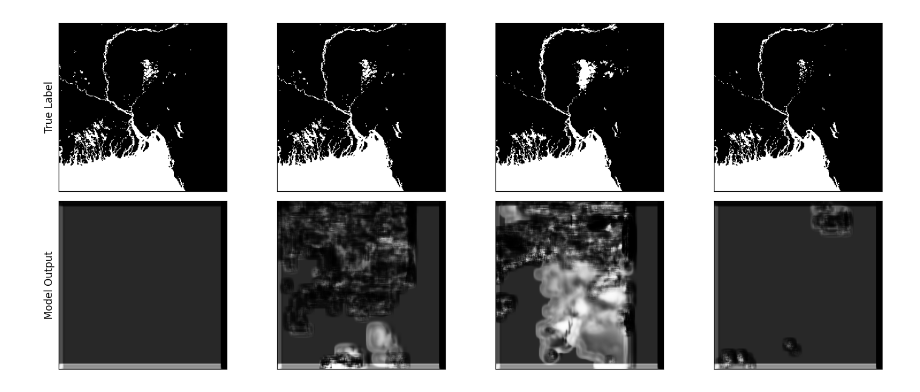
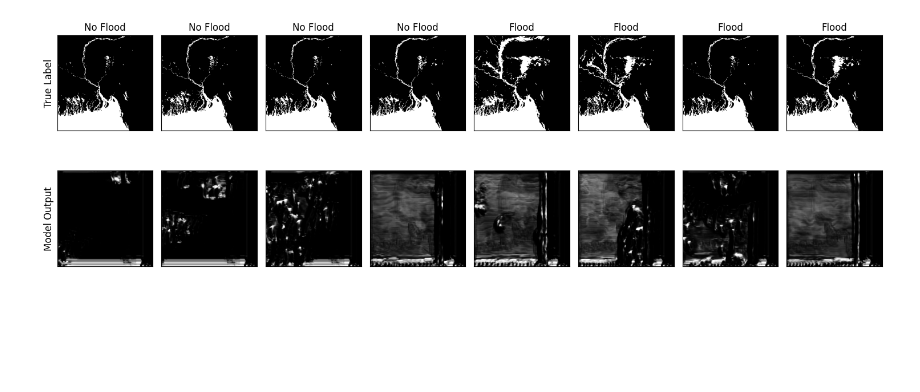
Before and after one commit to VarunKhandekar/ProjectFlood, a Jupyter notebook: visualisations/truth_vs_predictions.ipynb, the cells around one changed output. Cells and saved outputs as stored; diff of their text form; code cells hidden in the pictures; blank space fills up the shorter version.

Commit message:
major refactor, more model runs, change to visualisation code, debugging and start of final evaluation scripts

```diff
--- a/visualisations/truth_vs_predictions.ipynb
+++ b/visualisations/truth_vs_predictions.ipynb
@@ -28,13 +38,21 @@ print(model.parameters())
 # %%
-os.environ["PROJECT_FLOOD_DATA"] = "/homes/vk223/ProjectFlood/static/imperial_data_paths.json"
-print(os.environ["PROJECT_FLOOD_DATA"])
-test_batch_size = 8
-test_dataloader = get_dataloader("test_labels_path", resolution=256, preceding_rainfall_days=1, forecast_rainfall_days=1,
-                                  transform=None, batch_size=test_batch_size, shuffle=True, num_workers=4)
-test_dataiter = iter(test_dataloader)
-test_images, test_labels = next(test_dataiter)
+
+test_images, test_labels, test_flooded = next(test_dataiter)
+_, sorted_indices = torch.sort(test_flooded)
+
+# Sort the tensors according to the sorted indices
+test_images = test_images[sorted_indices]
+test_labels = test_labels[sorted_indices]
+test_flooded = test_flooded[sorted_indices]
 # test_images, test_labels = test_set.get_random_batch(4)
 # test_images, test_labels = torch.from_numpy(test_images), torch.from_numpy(test_labels)
 # test_images, test_labels = test_images.to(device, dtype=torch.float32), test_labels.to(device, dtype=torch.long)
-outputs = model(test_images)
+test_outputs = model(test_images)
 # logits = torch.sigmoid(outputs)
+
+# test_outputs, test_labels, test_flooded = zip(*sorted(zip(test_outputs, test_labels, test_flooded), key=lambda x: x[2]))
+
+# # Convert back to lists if needed
+# test_outputs = list(test_outputs)
+# test_labels = list(test_labels)
+# test_flooded = list(test_flooded)
@@ -49,7 +85,7 @@ fig, ax = plt.subplots(8, 2, figsize=(8, 32))
 # label_cmap = colors.ListedColormap(['black', 'green', 'blue', 'red'])
 
 for i in range(test_batch_size):
-    logits_array = outputs[i].squeeze(0).detach().cpu().numpy()
+    logits_array = test_outputs[i].squeeze(0).detach().cpu().numpy()
     max_logit = logits_array.max()
     min_logit = logits_array.min()
     mode_logit = stats.mode(logits_array.flatten())
@@ -76,37 +102,37 @@ Max Logit: 0.9999462366104126, Min Logit: 4.114313924219459e-06, Mode: ModeResul
 # %%
-num_images = 4
+num_images = 8
 fig, axes = plt.subplots(2, num_images, figsize=(15, 6))  # Create a grid of subplots
 
-outputs = outputs.cpu().detach()
+test_outputs = test_outputs.cpu().detach()
 labels = test_labels.cpu()
 
-# ax.set_ylabel('True Label', rotation=0, size='large')
-# ax.set_ylabel('Model Output', rotation=90, size='large')
 for i in range(num_images):
     # Display true labels
     ax = axes[0, i]
+    ax.imshow(labels[i], cmap='gray', vmin=0, vmax=1)  # grayscale
     ax.set_xticks([])
     ax.set_yticks([])
-    ax.imshow(labels[i], cmap='gray', vmin=0, vmax=1)  # Assuming grayscale images; change cmap if using color images
-    # ax.axis('off')  # Hide axes ticks
     if i == 0:
         # ax.set_ylabel('True Label', rotation=0, size='large', labelpad=40)
         ax.set_ylabel('True Label', rotation=90, size='large')
         ax.yaxis.set_label_position("left")
+    if test_flooded[i]:
+        ax.set_title('Flood')
+    else:
+        ax.set_title('No Flood')
 
     # Display model outputs
     ax = axes[1, i]
+    ax.imshow(test_outputs[i], cmap='gray', vmin=0, vmax=1)
     ax.set_xticks([])
     ax.set_yticks([])
-    ax.imshow(outputs[i], cmap='gray', vmin=0, vmax=1)
-    # ax.axis('off')
     if i == 0:
         # ax.set_ylabel('Model Output', rotation=0, size='large', labelpad=40)
         ax.set_ylabel('Model Output', rotation=90, size='large')
         ax.yaxis.set_label_position("left")
 
-fig.tight_layout()
+    fig.tight_layout()
 # plt.savefig(filename, bbox_inches='tight')
 # plt.close()
 # %% [output]
-[figure, old version]
+[figure, new version]
```
Also changed, not shown: parts of 8 cells of this notebook, 23 other files.
